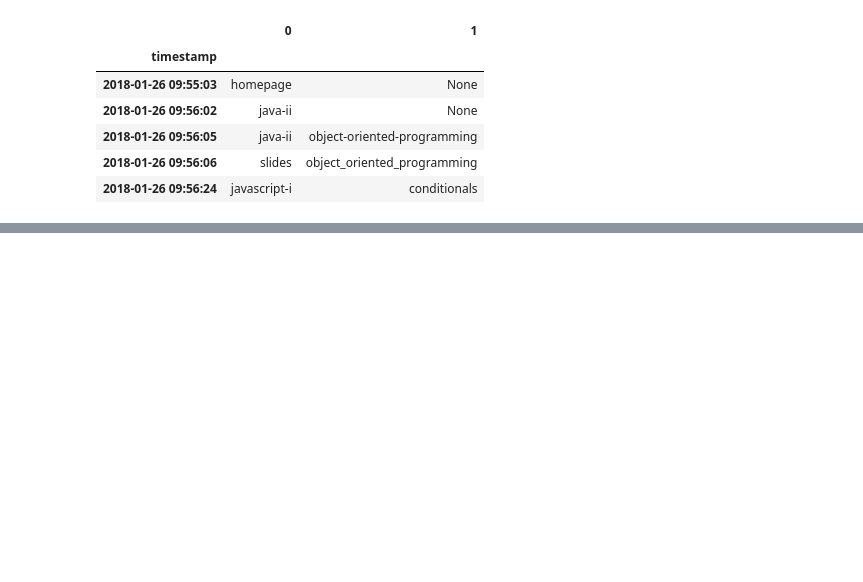
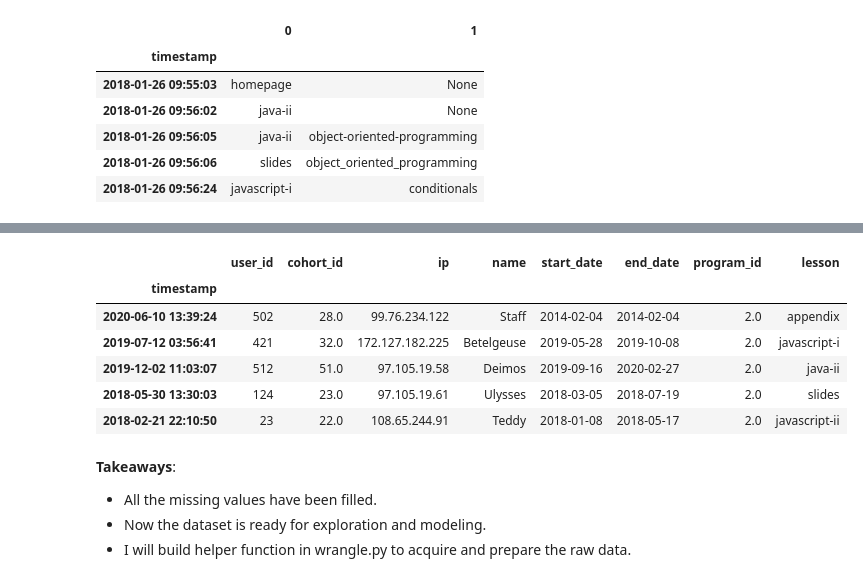
Before and after one commit to Yongliang-Shi/Anomaly-Detection-in-the-Curriculum-Access-Log, a Jupyter notebook: wrangle_log.ipynb, the cells around one changed output, grey strips where cells are left out. Cells and saved outputs as stored; diff of their text form; code cells hidden in the pictures; blank space fills up the shorter version.

Commit message:
2nd iteration of wrangle the access log dataset

```diff
--- a/wrangle_log.ipynb
+++ b/wrangle_log.ipynb
@@ -295,0 +338,6 @@ memory usage: 54.9+ MB
+# %%
+# Fill the missing values in program id with 0
+df.program_id.fillna(0, inplace=True)
+
+# Print the number of missing values in program id
+df.program_id.isna().sum()
@@ -295,0 +353,6 @@ memory usage: 54.9+ MB
+# %%
+# Fill the missing values in lesson with homepage
+df.lesson.fillna('homepage', inplace=True)
+
+# Print the number of missing values in lesson
+df.lesson.isna().sum()
@@ -295,0 +373,6 @@ memory usage: 54.9+ MB
+# %%
+# Fill the missing values in start_date with the earliest datetime
+df.start_date.fillna(pd.Timestamp('2018-01-26 09:55:03'), inplace=True)
+
+# Print the number of missing values in start_date
+df.start_date.isna().sum()
@@ -295,0 +386,6 @@ memory usage: 54.9+ MB
+# %%
+# Fill the missing values in end_date with the most recent datetime
+df.end_date.fillna(pd.Timestamp('2020-11-02 16:48:47'), inplace=True)
+
+# Print the number of missing values in end_date
+df.end_date.isna().sum()
@@ -295,0 +413,16 @@ memory usage: 54.9+ MB
+# %%
+# Take a peek at the dataset
+df.sample(5)
+# %% [output]
+|  | user_id | cohort_id | ip | name | start_date | end_date | program_id | lesson |
+| timestamp |  |  |  |  |  |  |  |  |
+| 2020-06-10 13:39:24 | 502 | 28.0 | 99.76.234.122 | Staff | 2014-02-04 | 2014-02-04 | 2.0 | appendix |
+| 2019-07-12 03:56:41 | 421 | 32.0 | 172.127.182.225 | Betelgeuse | 2019-05-28 | 2019-10-08 | 2.0 | javascript-i |
+| 2019-12-02 11:03:07 | 512 | 51.0 | 97.105.19.58 | Deimos | 2019-09-16 | 2020-02-27 | 2.0 | java-ii |
+| 2018-05-30 13:30:03 | 124 | 23.0 | 97.105.19.61 | Ulysses | 2018-03-05 | 2018-07-19 | 2.0 | slides |
+| 2018-02-21 22:10:50 | 23 | 22.0 | 108.65.244.91 | Teddy | 2018-01-08 | 2018-05-17 | 2.0 | javascript-ii |
+# %% [markdown]
+**Takeaways**:
+- All the missing values have been filled.
+- Now the dataset is ready for exploration and modeling.
+- I will build helper function in wrangle.py to acquire and prepare the raw data.
```
Also changed, not shown: parts of 30 cells of this notebook.
